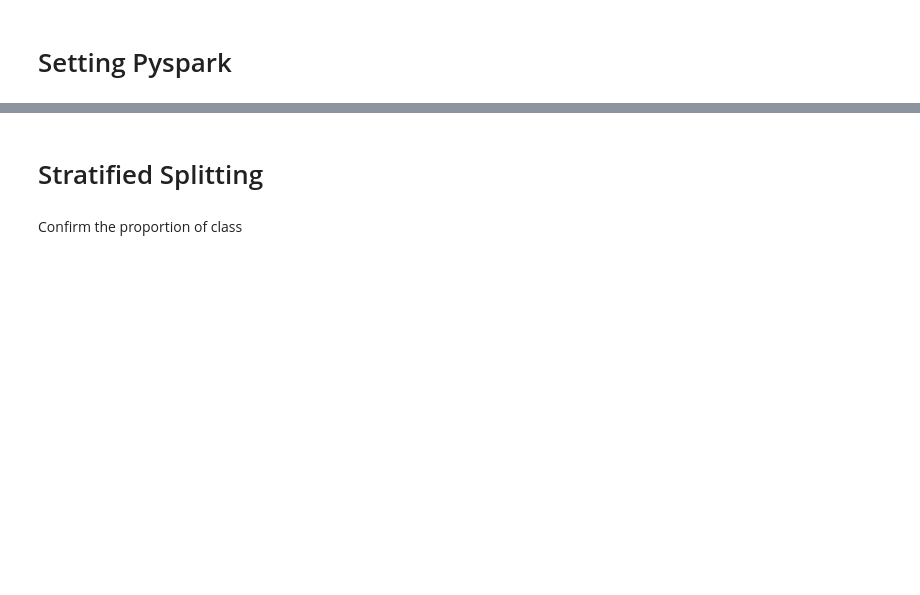
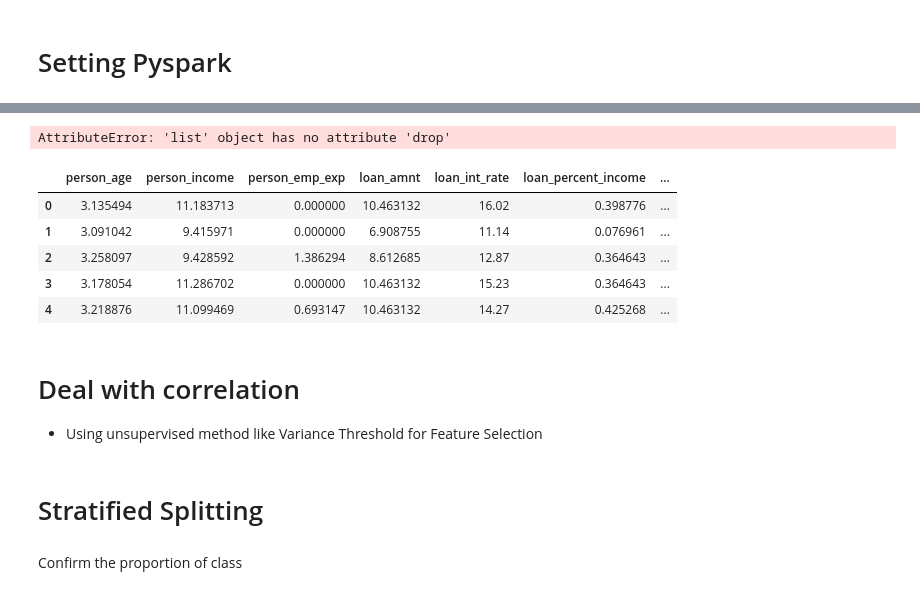
Before and after one commit to duongnguyen-dev/MLProd, a Jupyter notebook: notebooks/feature_engineering_1.ipynb, the cells around one changed output, grey strips where cells are left out. Drawn from its saved outputs; the diff is of its cells as text; code cells hidden in the pictures; blank space fills up the shorter version.

```diff
--- a/notebooks/feature_engineering_1.ipynb
+++ b/notebooks/feature_engineering_1.ipynb
@@ -30,0 +37,7 @@ df_pandas = df.toPandas()
+# %%
+categorical_cols = find_categorical_cols(df)
+pipeline = onehot_encoding_pipeline(df, categorical_cols)
+df = pipeline.transform(df)
+# %%
+for c in categorical_cols:
+    df_final = df.select(c + "_encoded").rdd.map(lambda row: row[c + "_encoded"].toArray()).collect()
@@ -31,3 +66,22 @@ df_pandas = df.toPandas()
+# %%
+columns_to_drop = categorical_cols + [col + "_index" for col in categorical_cols]
+df_final = df_final.drop(*columns_to_drop)
+# %% [output]
+AttributeError: 'list' object has no attribute 'drop'
+# %%
+df_pandas = df_final.toPandas()
+# %%
+df_pandas.head(5)
+# %% [output]
+|  | person_age | person_income | person_emp_exp | loan_amnt | loan_int_rate | loan_percent_income | ... |
+| 0 | 3.135494 | 11.183713 | 0.000000 | 10.463132 | 16.02 | 0.398776 | ... |
+| 1 | 3.091042 | 9.415971 | 0.000000 | 6.908755 | 11.14 | 0.076961 | ... |
+| 2 | 3.258097 | 9.428592 | 1.386294 | 8.612685 | 12.87 | 0.364643 | ... |
+| 3 | 3.178054 | 11.286702 | 0.000000 | 10.463132 | 15.23 | 0.364643 | ... |
+| 4 | 3.218876 | 11.099469 | 0.693147 | 10.463132 | 14.27 | 0.425268 | ... |
+# %% [markdown]
+# Deal with correlation
+- Using unsupervised method like Variance Threshold for Feature Selection
 # %% [markdown]
 # Stratified Splitting
 # %%
```
Also changed, not shown: parts of 22 cells of this notebook, 5 other files.
